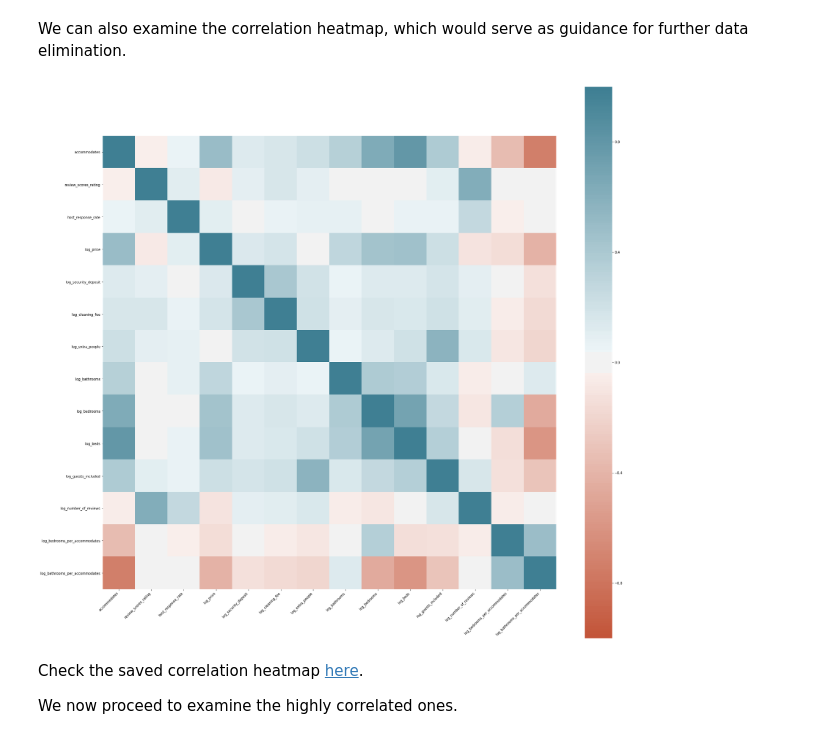
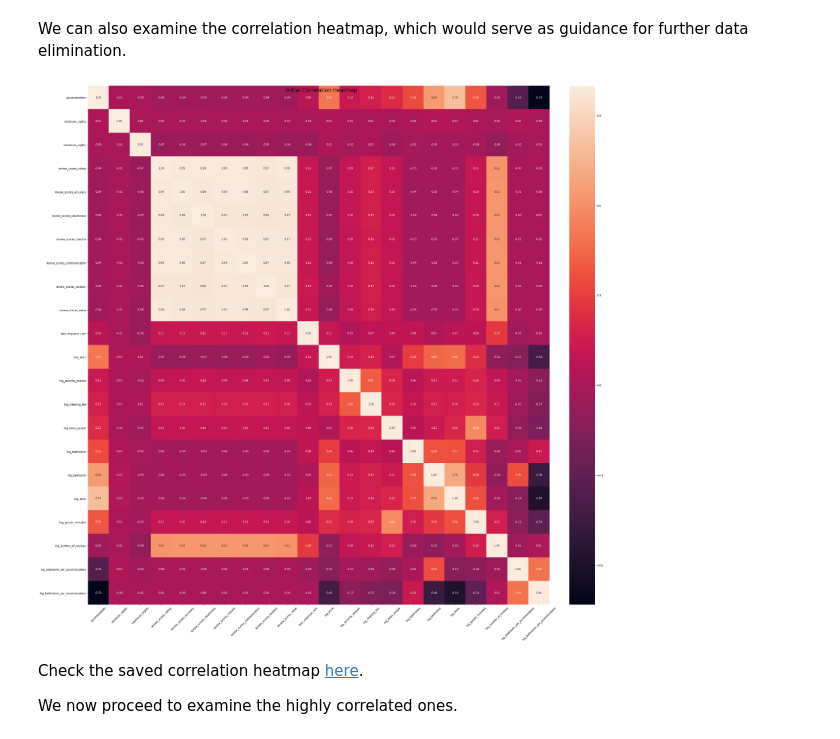
Before and after one commit to Zackhardtoname/airbnb_dataset_challenge, a Jupyter notebook: scripts/EDA.ipynb, the cells around one changed output. Cells and saved outputs as stored; diff of their text form; code cells hidden in the pictures.

```diff
--- a/scripts/EDA.ipynb
+++ b/scripts/EDA.ipynb
@@ -191,12 +194,14 @@ for col in ["log_bedrooms", "log_bathrooms"]:
 ### Feature Elimination
 # %% [markdown]
 We can also examine the correlation heatmap, which would serve as guidance for further data elimination.
-# %%
-corr_df = df.corr().dropna(how='all',axis=0).dropna(how='all',axis=1)
-ax = helpers.corr_heatmap(corr_df, figsize=(30, 30)) #drop na since some variables such as url are not suited for calculating correlations
-ax.figure.savefig("../imgs/correlation_heatmap_before.png")
-# %% [output]
-[figure, removed]
+# %%
+fig, ax = plt.subplots(figsize=(30, 30))
+associations(df[num_attribs], theil_u=True, ax=ax)
+plt.xticks(rotation=45)
+plt.suptitle("Initial Correlation Heatmap")
+plt.savefig("../imgs/correlation_heatmap_before.png")
+# %% [output]
+[figure, added]
 # %% [markdown]
 Check the saved correlation heatmap [here](../imgs/correlation_heatmap_before.png).
 
```
Also changed, not shown: parts of 29 cells of this notebook, 5 other files.
